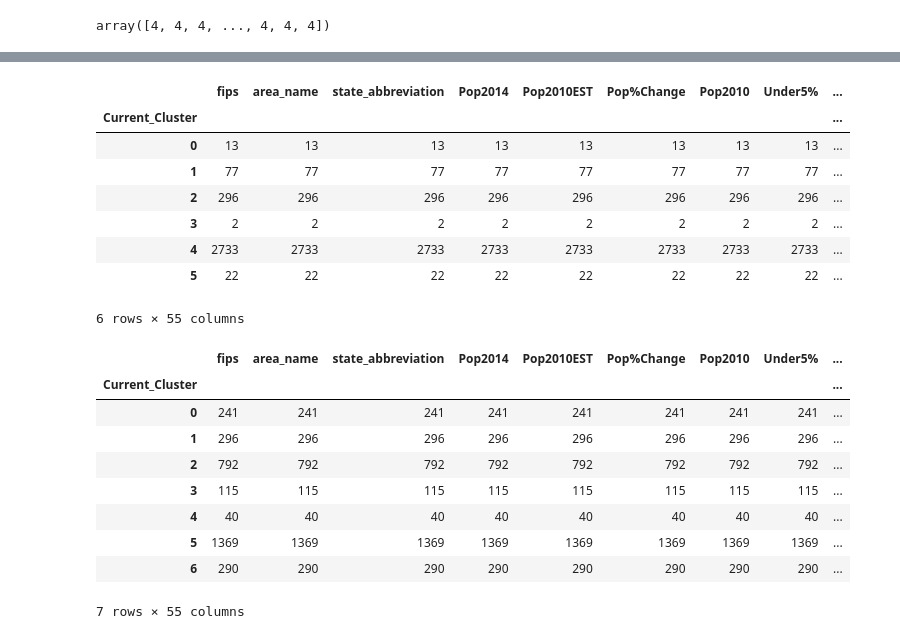
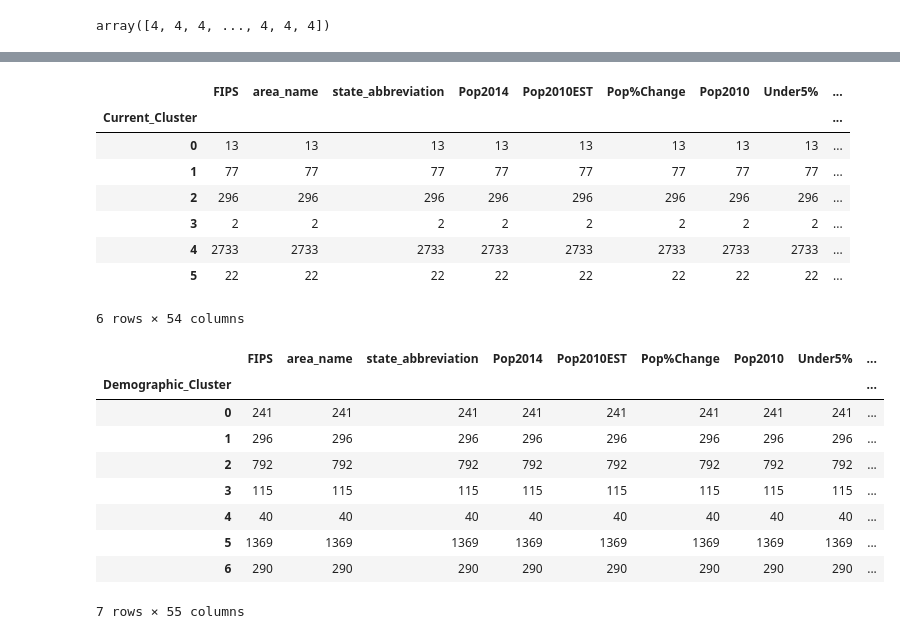
Before and after one commit to cgels/ElectionAnalysis, a Jupyter notebook: ClusterAnalysis.ipynb, the cells around one changed output, grey strips where cells are left out. Cells and saved outputs as stored; diff of their text form; code cells hidden in the pictures.

```diff
--- a/ClusterAnalysis.ipynb
+++ b/ClusterAnalysis.ipynb
@@ -3,7 +3,7 @@ import pandas as pd
 from sklearn.cluster import AgglomerativeClustering
 from sklearn.model_selection import cross_val_score
 # %%
-df=pd.read_csv("county_facts.csv")
+df=pd.read_csv("data/county_facts.csv")
 df=df.dropna(subset=["state_abbreviation"])
 #df=df.drop('Unnamed: 0',axis=1)
 df=df.rename(index=str,columns={"PST045214": "Pop2014",
@@ -54,7 +54,8 @@ df=df.rename(index=str,columns={"PST045214": "Pop2014",
                             "AFN120207": "Accomd/FoodServ sales 1k",
                             "BPS030214": "BuildingPermits",
                             "LND110210": "LandArea",
-                            "POP060210": "Pop/SqMile"})
+                            "POP060210": "Pop/SqMile",
+                            "fips": "FIPS"})
 # %%
 x_vars=["PST040210",
 "PST120214",
@@ -157,7 +158,7 @@ df['Current_Cluster']=model.fit_predict(df[x_vars])
 # %%
 df.groupby("Current_Cluster").count()
 # %% [output]
-|  | fips | area_name | state_abbreviation | Pop2014 | Pop2010EST | Pop%Change | Pop2010 | Under5% | ... |
+|  | FIPS | area_name | state_abbreviation | Pop2014 | Pop2010EST | Pop%Change | Pop2010 | Under5% | ... |
 | Current_Cluster |  |  |  |  |  |  |  |  | ... |
 | 0 | 13 | 13 | 13 | 13 | 13 | 13 | 13 | 13 | ... |
 | 1 | 77 | 77 | 77 | 77 | 77 | 77 | 77 | 77 | ... |
@@ -165,19 +166,19 @@ df.groupby("Current_Cluster").count()
 | 3 | 2 | 2 | 2 | 2 | 2 | 2 | 2 | 2 | ... |
 | 4 | 2733 | 2733 | 2733 | 2733 | 2733 | 2733 | 2733 | 2733 | ... |
 | 5 | 22 | 22 | 22 | 22 | 22 | 22 | 22 | 22 | ... |
-6 rows × 55 columns
+6 rows × 54 columns
 # %%
-x_vars=["Female%",
+demographic_vars=["Female%",
                      "White%","Black%","NativeA%","Asian%",
                     "PIsland%","TwoRace%","Latino", "WhiteNLat%"]
 # %%
 model=AgglomerativeClustering(n_clusters=7)
-df['Current_Cluster']=model.fit_predict(df[x_vars])
+df['Demographic_Cluster']=model.fit_predict(df[demographic_vars])
 # %%
-df.groupby("Current_Cluster").count()
+df.groupby("Demographic_Cluster").count()
 # %% [output]
-|  | fips | area_name | state_abbreviation | Pop2014 | Pop2010EST | Pop%Change | Pop2010 | Under5% | ... |
-| Current_Cluster |  |  |  |  |  |  |  |  | ... |
+|  | FIPS | area_name | state_abbreviation | Pop2014 | Pop2010EST | Pop%Change | Pop2010 | Under5% | ... |
+| Demographic_Cluster |  |  |  |  |  |  |  |  | ... |
 | 0 | 241 | 241 | 241 | 241 | 241 | 241 | 241 | 241 | ... |
 | 1 | 296 | 296 | 296 | 296 | 296 | 296 | 296 | 296 | ... |
 | 2 | 792 | 792 | 792 | 792 | 792 | 792 | 792 | 792 | ... |
```
Also changed, not shown: parts of 21 cells of this notebook.
